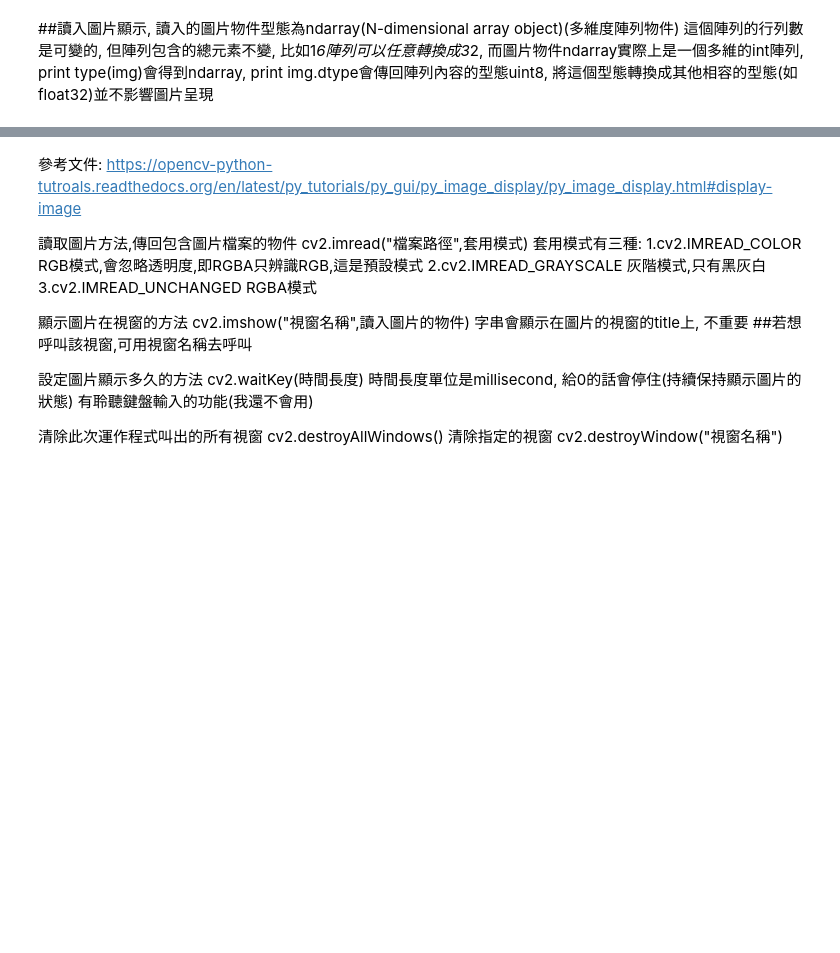
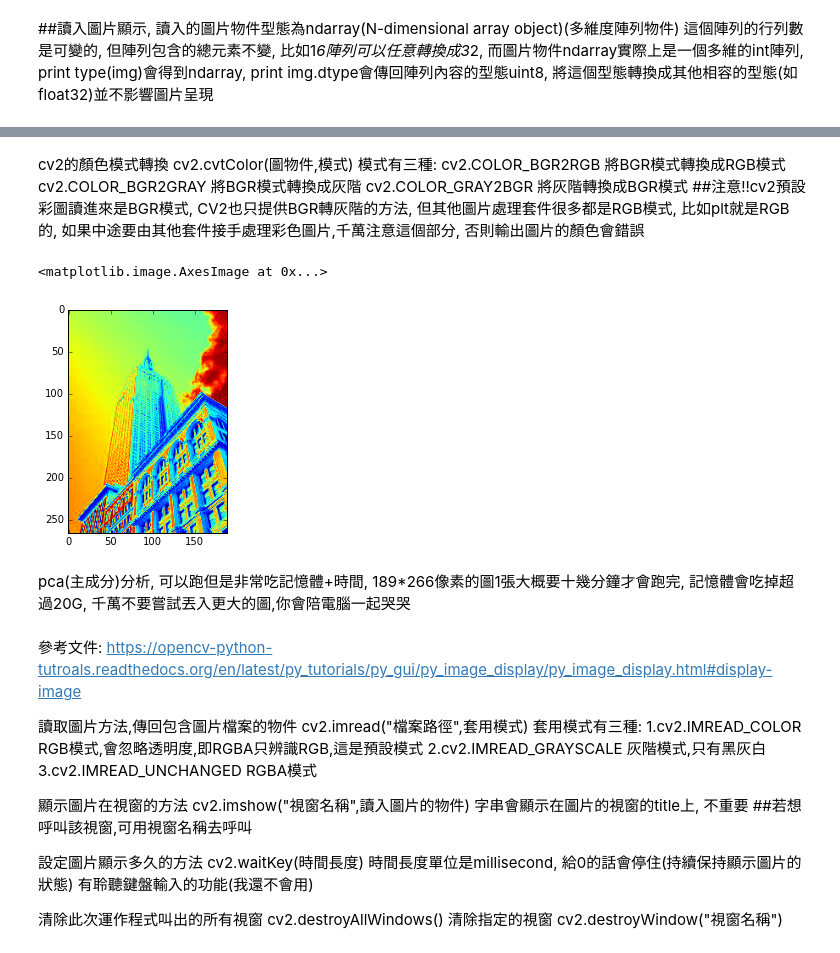
Before and after one commit to drbrhbym/iii, a Jupyter notebook: opencv_test.ipynb, the cells around one changed output, grey strips where cells are left out. Saved outputs shown, nothing was run; the diff lists cells and outputs as text; code cells hidden in the pictures; blank space fills up the shorter version.

```diff
--- a/opencv_test.ipynb
+++ b/opencv_test.ipynb
@@ -17,0 +51,28 @@ cv2.destroyAllWindows()
+# %% [markdown]
+cv2的顏色模式轉換
+cv2.cvtColor(圖物件,模式)
+模式有三種:
+cv2.COLOR_BGR2RGB 將BGR模式轉換成RGB模式
+cv2.COLOR_BGR2GRAY 將BGR模式轉換成灰階
+cv2.COLOR_GRAY2BGR 將灰階轉換成BGR模式
+##注意!!cv2預設彩圖讀進來是BGR模式, CV2也只提供BGR轉灰階的方法,
+但其他圖片處理套件很多都是RGB模式, 比如plt就是RGB的,
+如果中途要由其他套件接手處理彩色圖片,千萬注意這個部分,
+否則輸出圖片的顏色會錯誤
+# %%
+import cv2
+from matplotlib import pyplot as plt
+%matplotlib inline
+im = cv2.imread("C:/Users/BIG DATA/Anaconda2/imgs/emp.jpg")
+RGB_im = cv2.cvtColor(im,cv2.COLOR_BGR2RGB)
+gray = cv2.cvtColor(RGB_im,cv2.COLOR_BGR2GRAY)
+BGR_im = cv2.cvtColor(gray,cv2.COLOR_GRAY2BGR)
+plt.imshow(gray)
+# %% [output]
+<matplotlib.image.AxesImage at 0x...>
+[figure, added]
+# %% [markdown]
+pca(主成分)分析, 可以跑但是非常吃記憶體+時間,
+189*266像素的圖1張大概要十幾分鐘才會跑完,
+記憶體會吃掉超過20G,
+千萬不要嘗試丟入更大的圖,你會陪電腦一起哭哭
```
Also changed, not shown: parts of 12 cells of this notebook.
